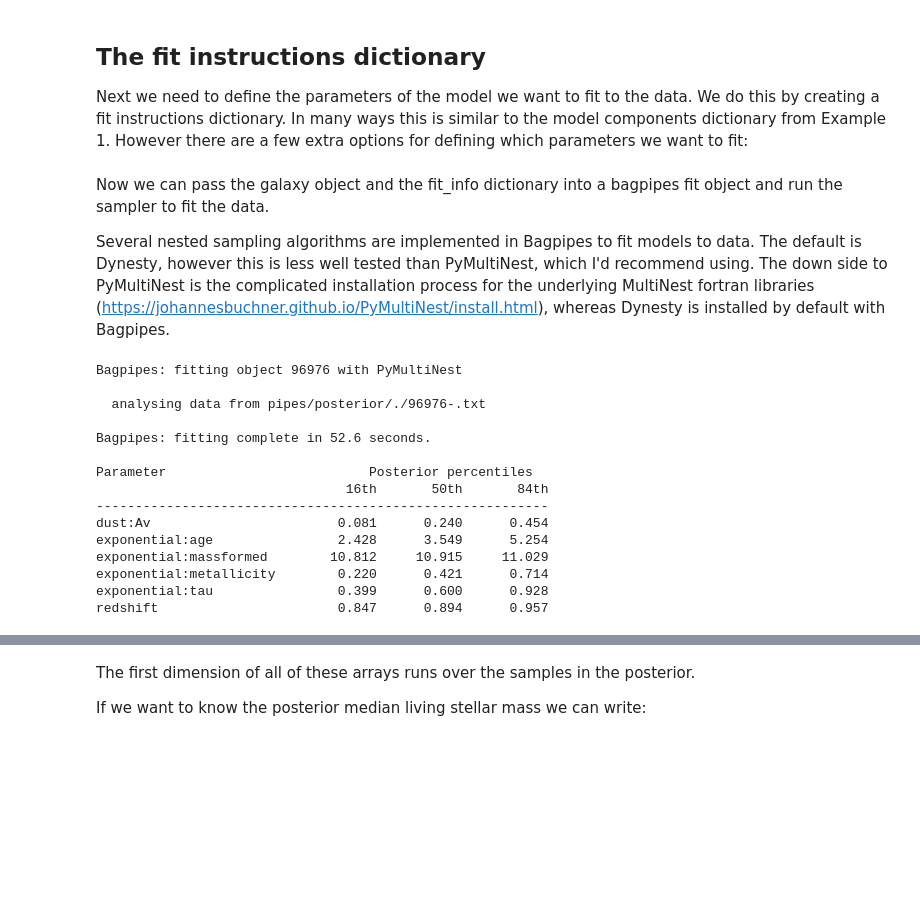
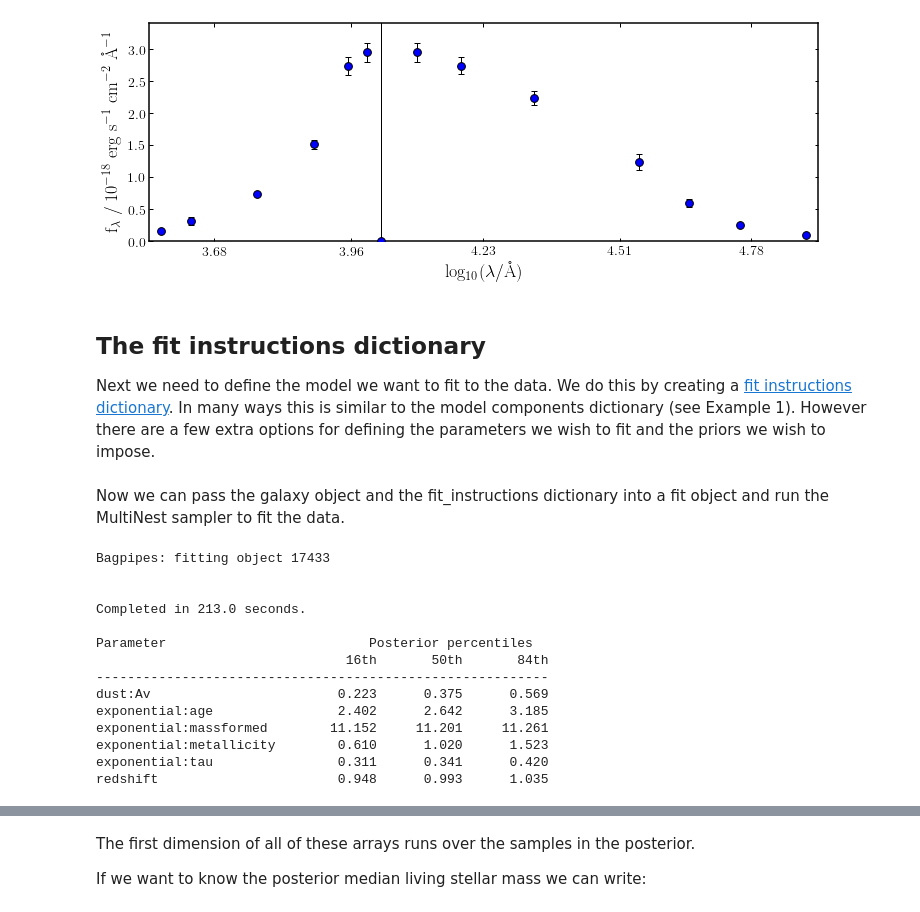
Before and after one commit to ACCarnall/bagpipes, a Jupyter notebook: examples/Example 3 - Fitting photometric data with a simple model.ipynb, the cells around one changed output, grey strips where cells are left out. Drawn from its saved outputs; the diff is of its cells as text; code cells hidden in the pictures; blank space fills up the shorter version.

Commit message:
examples updated to v0.7.0

```diff
--- a/examples/Example 3 - Fitting photometric data with a simple model.ipynb
+++ b/examples/Example 3 - Fitting photometric data with a simple model.ipynb
@@ -69,5 +9,54 @@ fig = galaxy.plot()
+# %%
+import numpy as np
+import bagpipes as pipes
+
+from astropy.io import fits
+
+def load_goodss(ID):
+    """ Load CANDELS GOODS South photometry from the Guo et al. (2013) catalogue. """
+
+    # load up the relevant columns from the catalogue.
+    cat = np.loadtxt("hlsp_candels_hst_wfc3_goodss-tot-multiband_f160w_v1-1photom_cat.txt",
+                     usecols=(10, 13, 16, 19, 25, 28, 31, 34, 37, 43, 46, 49, 52, 55,
+                              11, 14, 17, 20, 26, 29, 32, 35, 38, 44, 47, 50, 53, 56))
+
+    # Find the correct row for the object we want.
+    row = int(ID) - 1
+
+    # Extract the object we want from the catalogue.
+    fluxes = cat[row, :14]
+    fluxerrs = cat[row, 14:]
+
+    # Turn these into a 2D array.
+    photometry = np.c_[fluxes, fluxerrs]
+
+    # blow up the errors associated with any missing fluxes.
+    for i in range(len(photometry)):
+        if (photometry[i, 0] == 0.) or (photometry[i, 1] <= 0):
+            photometry[i,:] = [0., 9.9*10**99.]
+
+    # Enforce a maximum SNR of 20, or 10 in the IRAC channels.
+    for i in range(len(photometry)):
+        if i < 10:
+            max_snr = 20.
+
+        else:
+            max_snr = 10.
+
+        if photometry[i, 0]/photometry[i, 1] > max_snr:
+            photometry[i, 1] = photometry[i, 0]/max_snr
+
+    return photometry
+
+goodss_filt_list = np.loadtxt("filters/goodss_filt_list.txt", dtype="str")
+
+galaxy = pipes.galaxy("17433", load_goodss, spectrum_exists=False, filt_list=goodss_filt_list)
+
+fig = galaxy.plot()
+# %% [output]
+[figure, added]
 # %% [markdown]
 ## The fit instructions dictionary
 
-Next we need to define the parameters of the model we want to fit to the data. We do this by creating a fit instructions dictionary. In many ways this is similar to the model components dictionary from Example 1. However there are a few extra options for defining which parameters we want to fit:
+Next we need to define the model we want to fit to the data. We do this by creating a [fit instructions dictionary](https://bagpipes.readthedocs.io/en/latest/fit_instructions.html). In many ways this is similar to the model components dictionary (see Example 1). However there are a few extra options for defining the parameters we wish to fit and the priors we wish to impose.
 # %%
@@ -91,24 +80,21 @@ fit_info["dust"] = dust
-# %% [markdown]
-Now we can pass the galaxy object and the fit_info dictionary into a bagpipes fit object and run the sampler to fit the data.
-
-Several nested sampling algorithms are implemented in Bagpipes to fit models to data. The default is Dynesty, however this is less well tested than PyMultiNest, which I'd recommend using. The down side to PyMultiNest is the complicated installation process for the underlying MultiNest fortran libraries (https://johannesbuchner.github.io/PyMultiNest/install.html), whereas Dynesty is installed by default with Bagpipes.
+# %% [markdown]
+Now we can pass the galaxy object and the fit_instructions dictionary into a fit object and run the MultiNest sampler to fit the data.
 # %%
-fit = pipes.fit(galaxy, fit_info)
+fit = pipes.fit(galaxy, fit_instructions)
 
-fit.fit(sampler="pmn")
+fit.fit(verbose=False)
 # %% [output]
-Bagpipes: fitting object 96976 with PyMultiNest
+Bagpipes: fitting object 17433
 
-  analysing data from pipes/posterior/./96976-.txt
 
-Bagpipes: fitting complete in 52.6 seconds.
+Completed in 213.0 seconds.
 
 Parameter                          Posterior percentiles
                                 16th       50th       84th
 ----------------------------------------------------------
-dust:Av                        0.081      0.240      0.454
-exponential:age                2.428      3.549      5.254
-exponential:massformed        10.812     10.915     11.029
-exponential:metallicity        0.220      0.421      0.714
-exponential:tau                0.399      0.600      0.928
-redshift                       0.847      0.894      0.957
+dust:Av                        0.223      0.375      0.569
+exponential:age                2.402      2.642      3.185
+exponential:massformed        11.152     11.201     11.261
+exponential:metallicity        0.610      1.020      1.523
+exponential:tau                0.311      0.341      0.420
+redshift                       0.948      0.993      1.035
```
Also changed, not shown: parts of 26 cells of this notebook, 41 other files.
